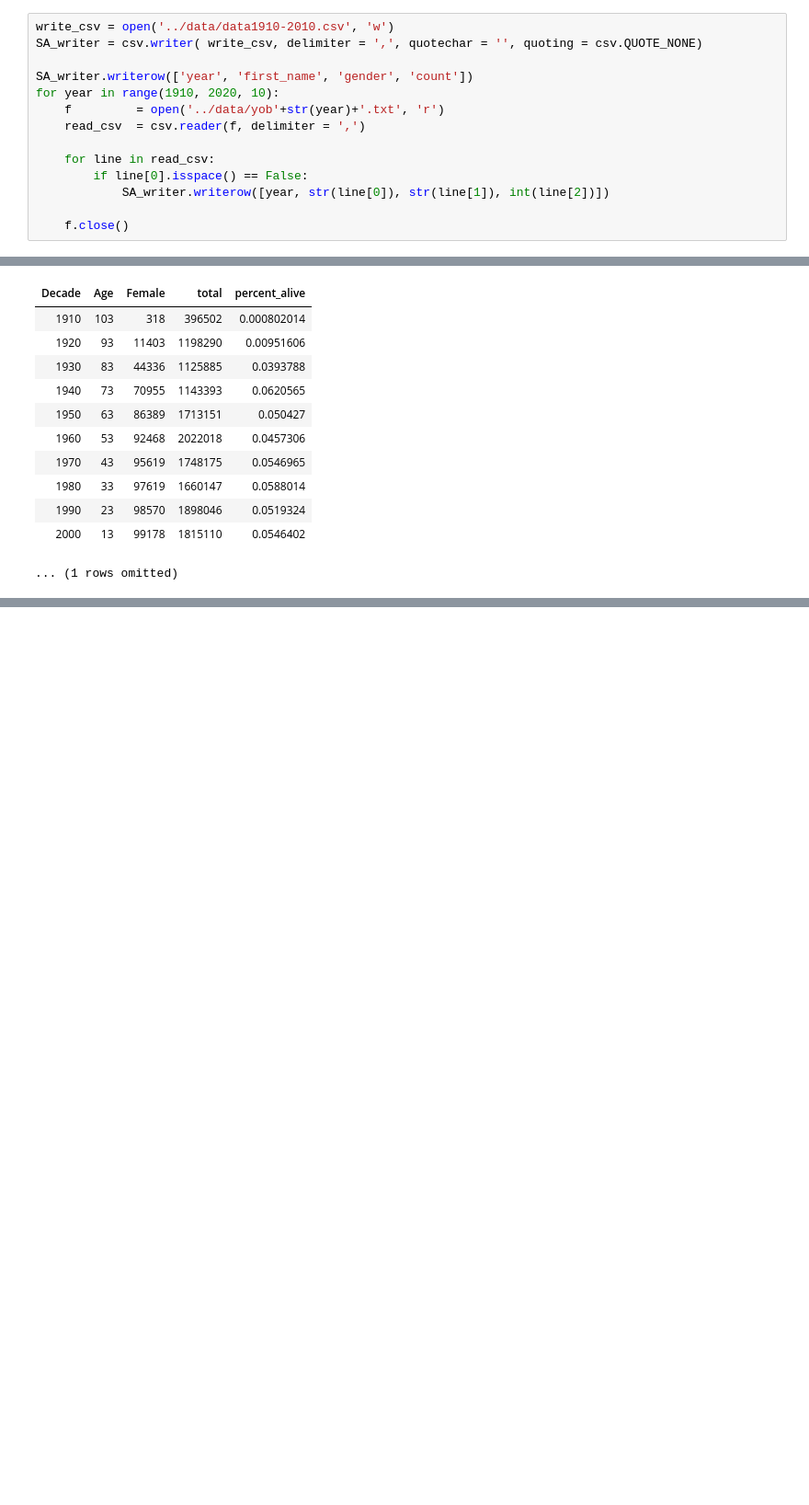
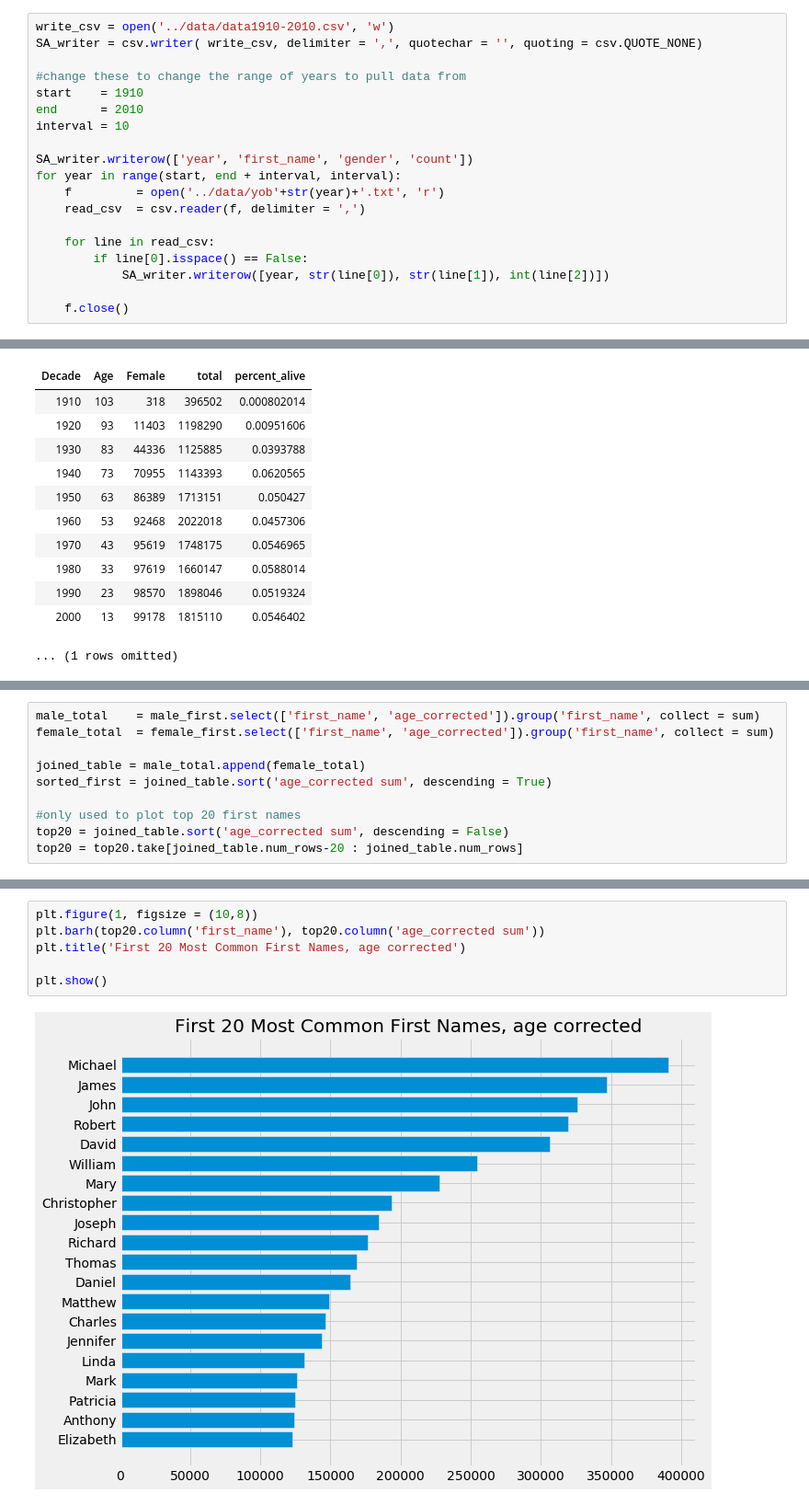
Before and after one commit to ls88-openscienceconnector/final-project-team-3, a Jupyter notebook: notebooks/Final Project Team 3.ipynb, the cells around one changed output, grey strips where cells are left out. Shown at 92% size. Drawn from its saved outputs; the diff is of its cells as text; blank space fills up the shorter version.

```diff
--- a/notebooks/Final Project Team 3.ipynb
+++ b/notebooks/Final Project Team 3.ipynb
@@ -14,8 +12,13 @@ Data from Social Security Administration is separated into many .txt files.  We
 write_csv = open('../data/data1910-2010.csv', 'w')
 SA_writer = csv.writer( write_csv, delimiter = ',', quotechar = '', quoting = csv.QUOTE_NONE)
 
+#change these to change the range of years to pull data from
+start    = 1910
+end      = 2010
+interval = 10
+
 SA_writer.writerow(['year', 'first_name', 'gender', 'count'])
-for year in range(1910, 2020, 10):
+for year in range(start, end + interval, interval):
     f         = open('../data/yob'+str(year)+'.txt', 'r')
     read_csv  = csv.reader(f, delimiter = ',')
 
@@ -217,0 +165,10 @@ short_Mfirst.show(20)
+# %%
+male_total    = male_first.select(['first_name', 'age_corrected']).group('first_name', collect = sum)
+female_total  = female_first.select(['first_name', 'age_corrected']).group('first_name', collect = sum)
+
+joined_table = male_total.append(female_total)
+sorted_first = joined_table.sort('age_corrected sum', descending = True)
+
+#only used to plot top 20 first names
+top20 = joined_table.sort('age_corrected sum', descending = False)
+top20 = top20.take[joined_table.num_rows-20 : joined_table.num_rows]
@@ -217,0 +195,8 @@ short_Mfirst.show(20)
+# %%
+plt.figure(1, figsize = (10,8))
+plt.barh(top20.column('first_name'), top20.column('age_corrected sum'))
+plt.title('First 20 Most Common First Names, age corrected')
+
+plt.show()
+# %% [output]
+[figure, added]
```
Also changed, not shown: parts of 56 cells of this notebook.
